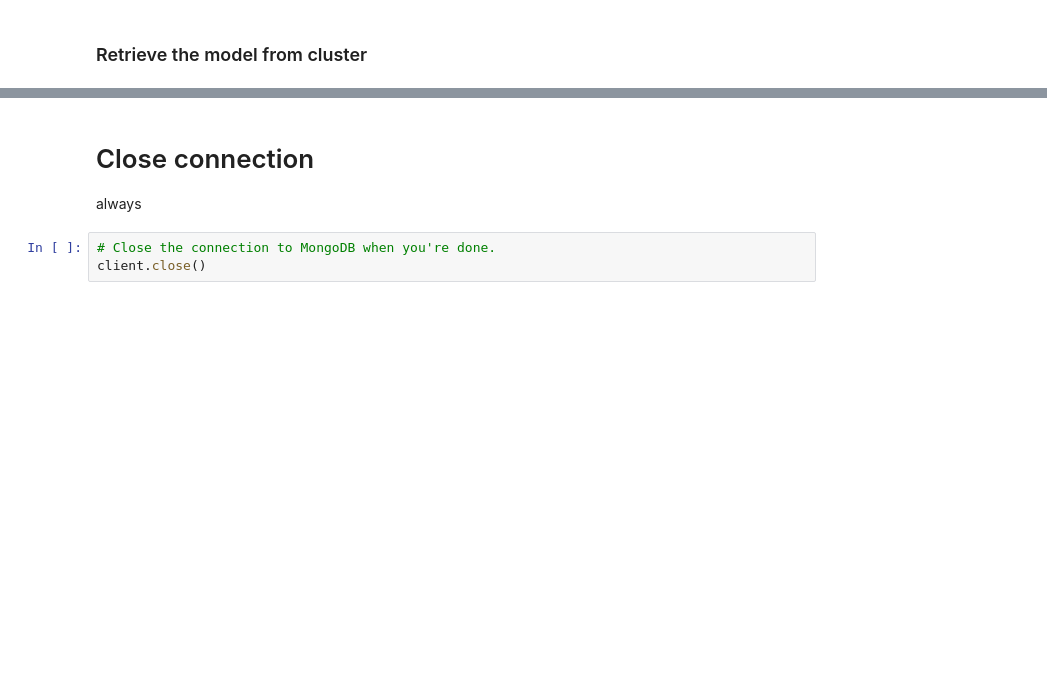
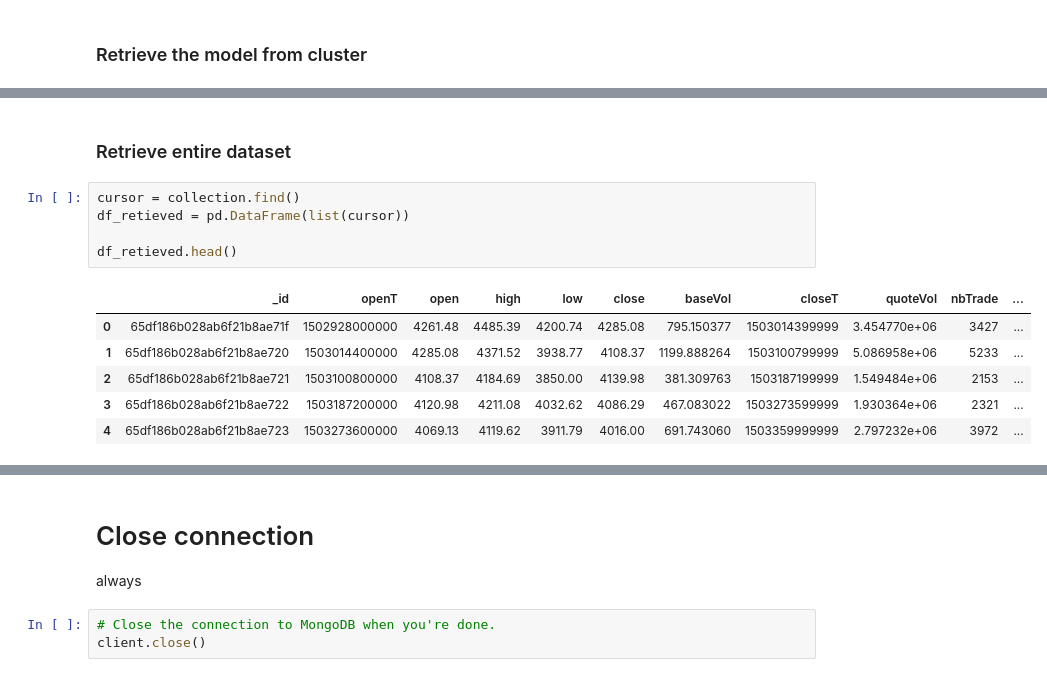
Before and after one commit to RamiroHR/TradingBotApp_mlops, a Jupyter notebook: notebooks/Test_MongoDB.ipynb, the cells around one changed output, grey strips where cells are left out. Saved outputs shown, nothing was run; the diff lists cells and outputs as text; blank space fills up the shorter version.

```diff
--- a/notebooks/Test_MongoDB.ipynb
+++ b/notebooks/Test_MongoDB.ipynb
@@ -222,0 +295,14 @@ Model loaded successfully: KNeighborsClassifier(n_neighbors=32)
+# %% [markdown]
+### Retrieve entire dataset
+# %%
+cursor = collection.find()
+df_retieved = pd.DataFrame(list(cursor))
+
+df_retieved.head()
+# %% [output]
+|  | _id | openT | open | high | low | close | baseVol | closeT | quoteVol | nbTrade | ... |
+| 0 | 65df186b028ab6f21b8ae71f | 1502928000000 | 4261.48 | 4485.39 | 4200.74 | 4285.08 | 795.150377 | 1503014399999 | 3.454770e+06 | 3427 | ... |
+| 1 | 65df186b028ab6f21b8ae720 | 1503014400000 | 4285.08 | 4371.52 | 3938.77 | 4108.37 | 1199.888264 | 1503100799999 | 5.086958e+06 | 5233 | ... |
+| 2 | 65df186b028ab6f21b8ae721 | 1503100800000 | 4108.37 | 4184.69 | 3850.00 | 4139.98 | 381.309763 | 1503187199999 | 1.549484e+06 | 2153 | ... |
+| 3 | 65df186b028ab6f21b8ae722 | 1503187200000 | 4120.98 | 4211.08 | 4032.62 | 4086.29 | 467.083022 | 1503273599999 | 1.930364e+06 | 2321 | ... |
+| 4 | 65df186b028ab6f21b8ae723 | 1503273600000 | 4069.13 | 4119.62 | 3911.79 | 4016.00 | 691.743060 | 1503359999999 | 2.797232e+06 | 3972 | ... |
```
Also changed, not shown: parts of 18 cells of this notebook.
